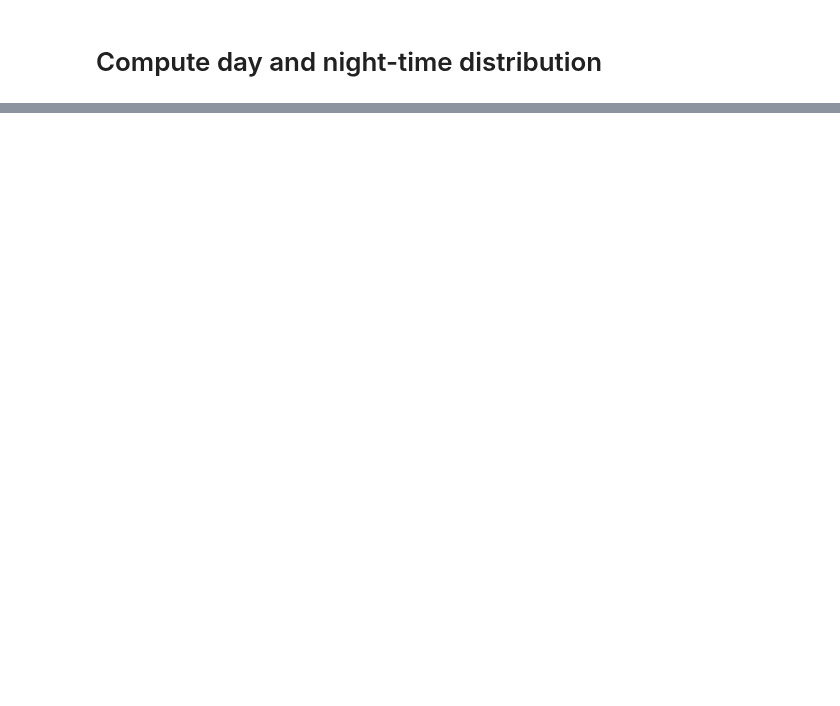
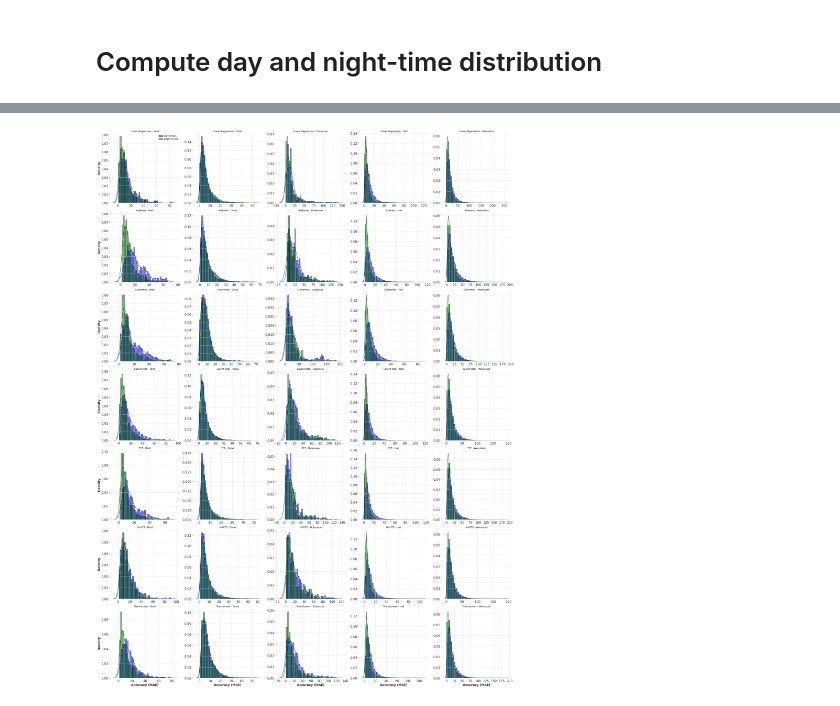
Before and after one commit to IrinaStatsLab/GlucoBench, a Jupyter notebook: presentation/plots.ipynb, the cells around one changed output, grey strips where cells are left out. Saved outputs shown, nothing was run; the diff lists cells and outputs as text; code cells hidden in the pictures; blank space fills up the shorter version.

```diff
--- a/presentation/plots.ipynb
+++ b/presentation/plots.ipynb
@@ -936,6 +663,20 @@ plt.savefig("./presentation/plots/night_vs_day_error_transformer_weinstock.pdf")
 # %%
 # plot density and normalized histogram of day / night errors for all models and datasets
+datasets = ['iglu', 'colas', 'dubosson', 'hall', 'weinstock']
+models = ['linreg', 'xgboost', 'gluformer', 'latentode', 'tft', 'nhits', 'transformer']
 fig, axs = plt.subplots(len(models), len(datasets), figsize=(30, 40))
+model_names = {'gluformer': 'Gluformer',
+               'latentode': 'Latent ODE',
+               'tft': 'TFT',
+               'nhits': 'N-HITS',
+               'linreg': 'Linear Regression',
+               'xgboost': 'XGBoost',
+               'transformer': 'Transformer'}
+dataset_names = {'iglu': 'Broll',
+                 'weinstock': 'Weinstock',
+                 'dubosson': 'Dubosson',
+                 'colas': 'Colas',
+                 'hall': 'Hall'}
 for i, model in enumerate(models):
         for j, dataset in enumerate(datasets):
                 ax = axs[i, j]
@@ -949,32 +690,34 @@ for i, model in enumerate(models):
                 # Plot density estimates of the two lists of values
                 sns.kdeplot(day_errors_list, color='blue', linestyle='-', ax=ax)
                 sns.kdeplot(night_errors_list, color='darkgreen', linestyle='-', ax=ax)
                 # Add legend
                 ax.legend()
                 # set y label for first column
                 if j == 0:
                         ax.set_ylabel('Density')
                 else:
                         ax.set_ylabel('')
                 # set x label for last row
                 if i == len(models) - 1:
-                        ax.set_xlabel('MAE')
+                        ax.set_xlabel('Accuracy (MAE)')
                 else:
                         ax.set_xlabel('')
                 # set title
-                ax.set_title(f'{model.upper()} - {dataset.upper()}')
+                ax.set_title(f'{model_names[model]} - {dataset_names[dataset]}')
                 # add legend to first plot
                 if i == 0 and j == 0:
                         ax.legend()
                 else:
                         ax.get_legend().remove()
                 # increase font size of x and y labels, title and legend
                 for item in ([ax.xaxis.label, ax.yaxis.label] +
                                 ax.get_xticklabels() + ax.get_yticklabels()):
                         item.set_fontsize(16)
                 if ax.get_legend() is not None:
                         for item in ax.get_legend().get_texts():
                                 item.set_fontsize(12)
 # save as pdf
 plt.tight_layout()
 plt.savefig("./presentation/plots/night_vs_day_error.pdf")
+# %% [output]
+[figure, added]
```
Also changed, not shown: parts of 11 cells of this notebook, 12 other files.
